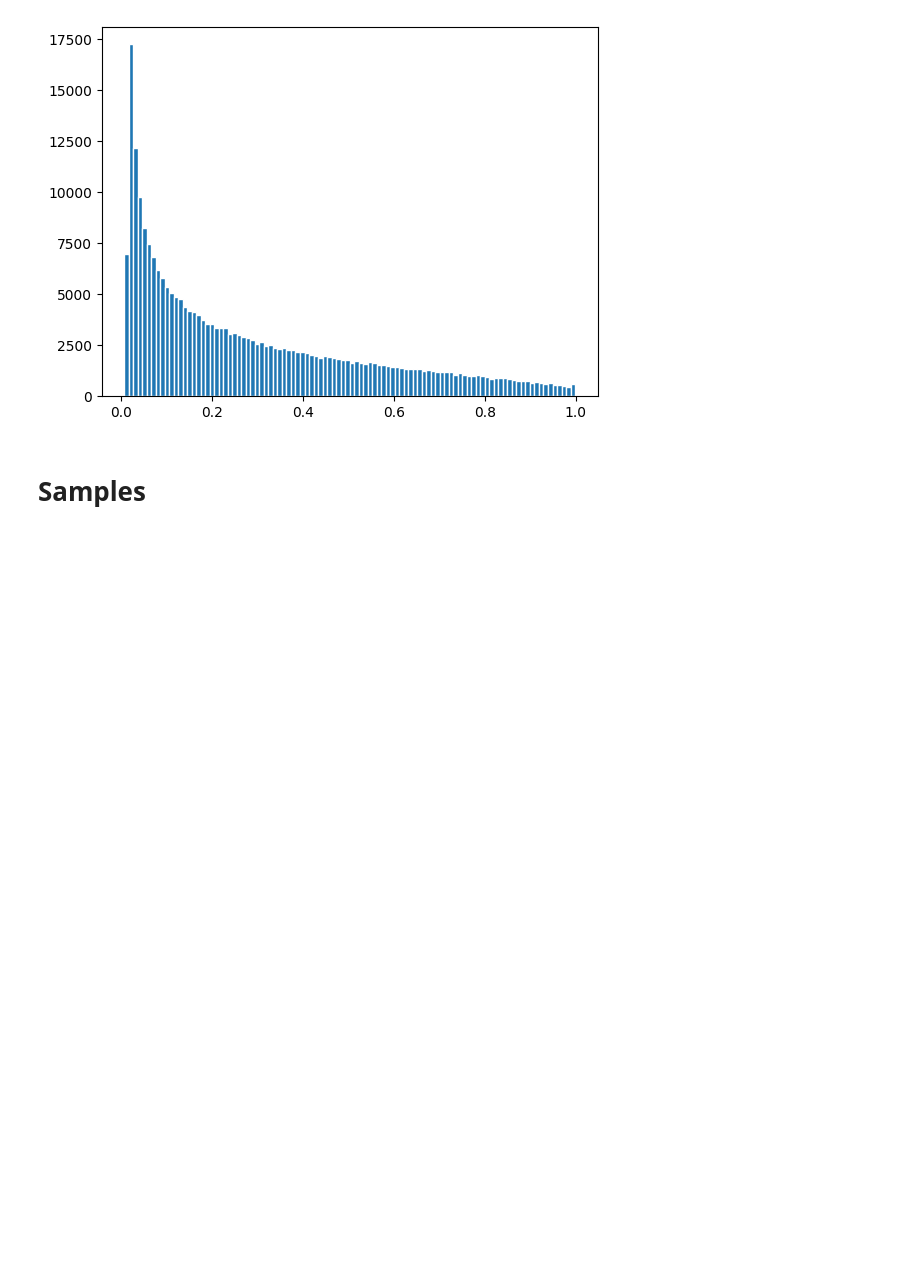
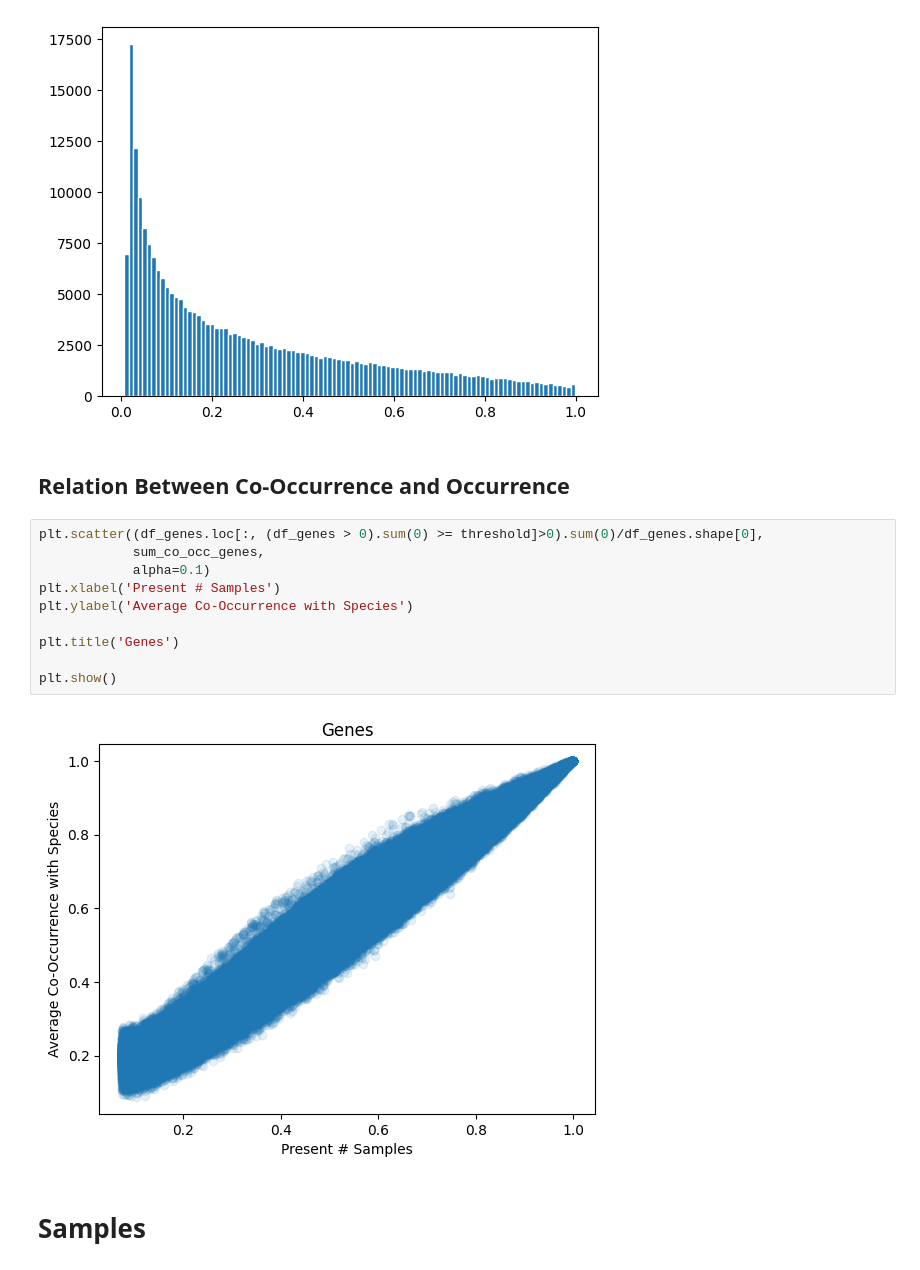
Before and after one commit to AthomsG/gene-prediction-from-bacteria-community, a Jupyter notebook: notebooks/EDA.ipynb, the cells around one changed output. Drawn from its saved outputs; the diff is of its cells as text; blank space fills up the shorter version.

```diff
--- a/notebooks/EDA.ipynb
+++ b/notebooks/EDA.ipynb
@@ -365,6 +387,20 @@ plt.hist(both.sort_values(ascending=False), bins=100, edgecolor='white')
 plt.show()
 # %% [output]
 [figure]
+# %% [markdown]
+## Relation Between Co-Occurrence and Occurrence
+# %%
+plt.scatter((df_genes.loc[:, (df_genes > 0).sum(0) >= threshold]>0).sum(0)/df_genes.shape[0],
+            sum_co_occ_genes,
+            alpha=0.1)
+plt.xlabel('Present # Samples')
+plt.ylabel('Average Co-Occurrence with Species')
+
+plt.title('Genes')
+
+plt.show()
+# %% [output]
+[figure, added]
 # %% [markdown]
 # Samples
 # %% [markdown]
```
Also changed, not shown: parts of 20 cells of this notebook.
